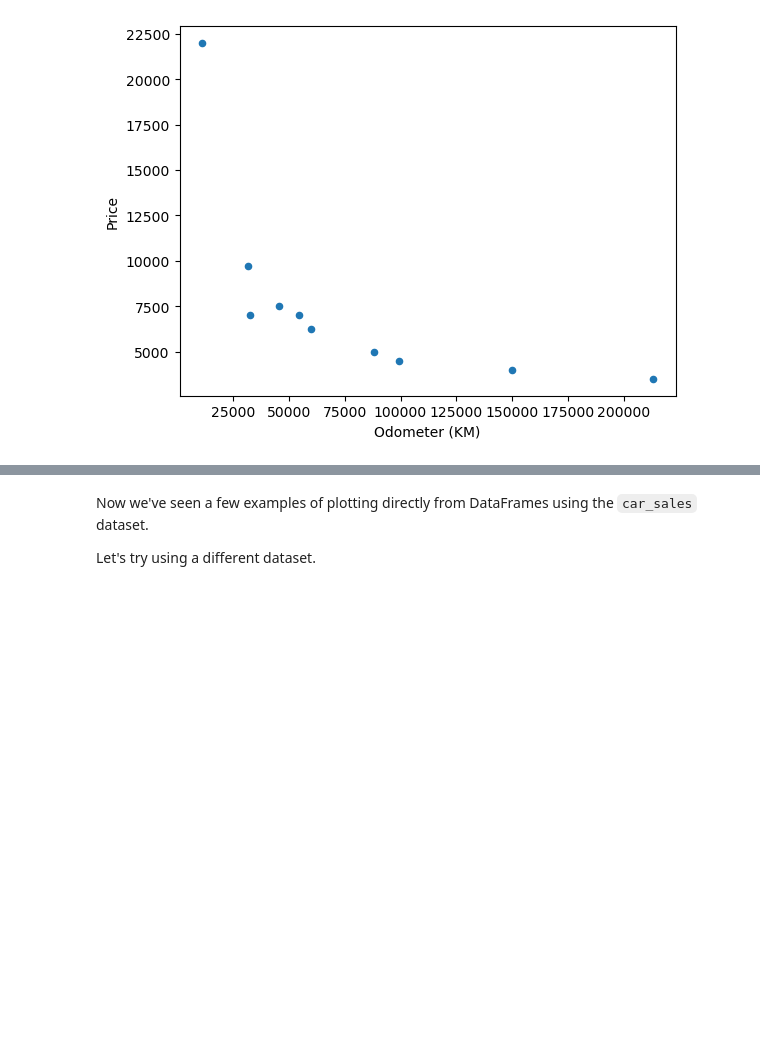
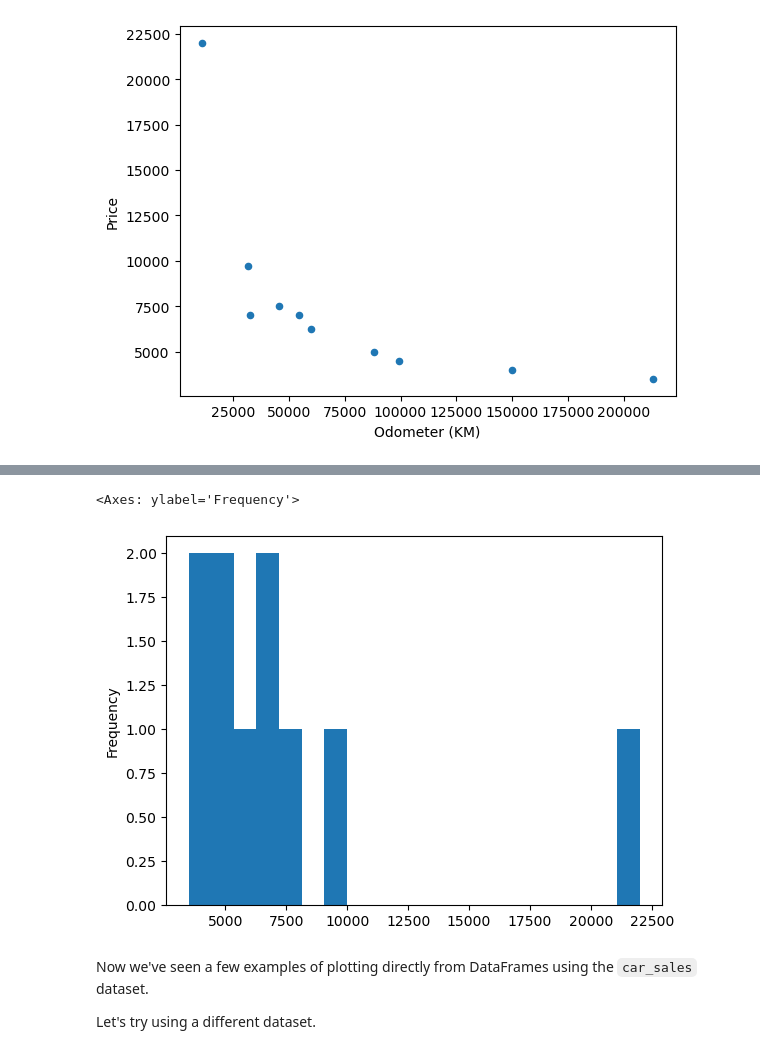
Before and after one commit to DanielJBox/ml-ds-ztm, a Jupyter notebook: matplotlib-project/matplotlib-exercises.ipynb, the cells around one changed output, grey strips where cells are left out. Cells and saved outputs as stored; diff of their text form; code cells hidden in the pictures; blank space fills up the shorter version.

```diff
--- a/matplotlib-project/matplotlib-exercises.ipynb
+++ b/matplotlib-project/matplotlib-exercises.ipynb
@@ -380,2 +423,6 @@ plt.show()
 # %%
-# Create a histogram of the 'Odometer (KM)' column
+# Create a histogram of the 'Price' column with 20 bins
+car_sales_df['Price'].plot(kind='hist', bins=20)
+# %% [output]
+<Axes: ylabel='Frequency'>
+[figure, added]
```
Also changed, not shown: parts of 21 cells of this notebook, 2 other files.
